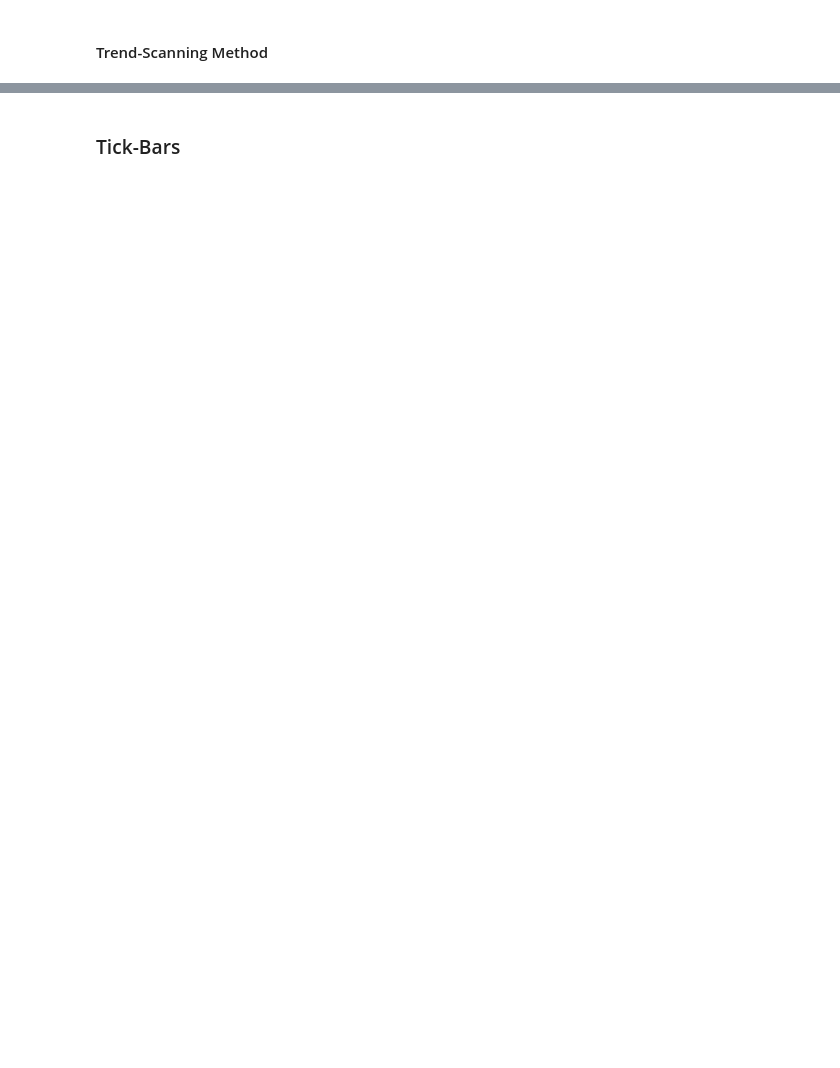
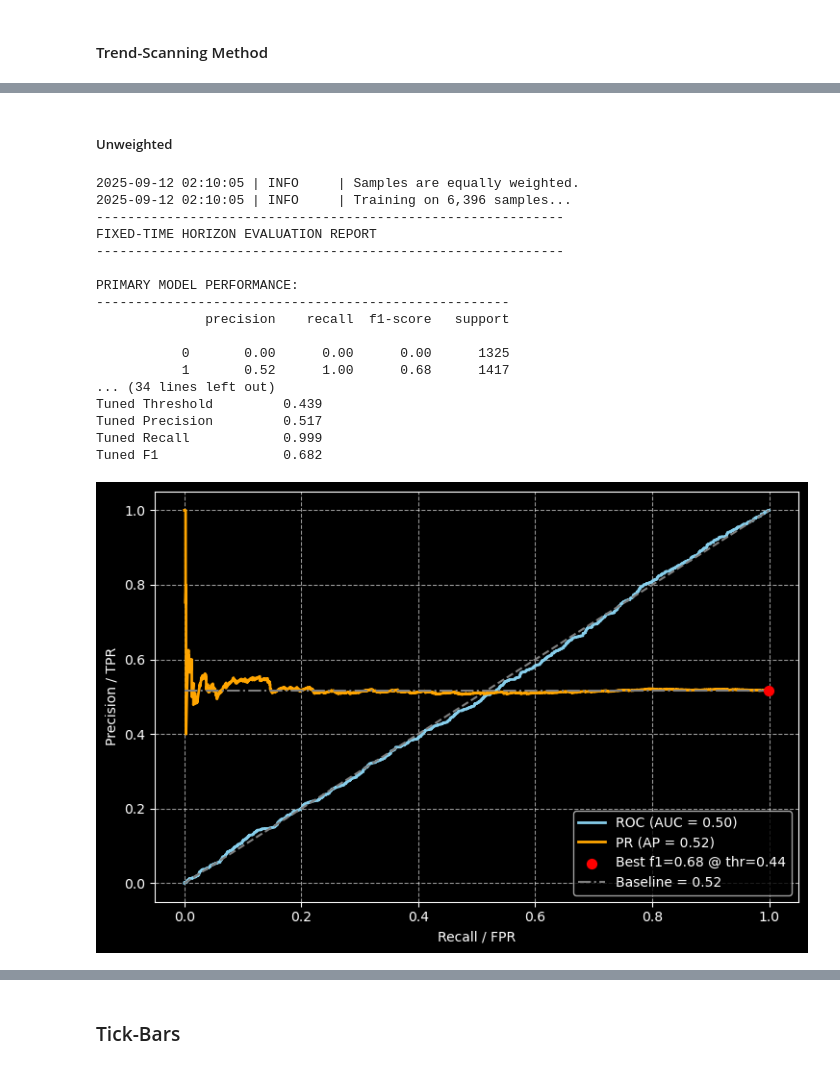
Before and after one commit to pnjoroge54/Machine-Learning-Blueprint, a Jupyter notebook: notebooks/Part_3-Labeling.ipynb, the cells around one changed output, grey strips where cells are left out. Cells and saved outputs as stored; diff of their text form; code cells hidden in the pictures; blank space fills up the shorter version.

```diff
--- a/notebooks/Part_3-Labeling.ipynb
+++ b/notebooks/Part_3-Labeling.ipynb
@@ -252,16 +245,8 @@ CUSUM filter threshold: 0.1425%, t_events: 9,708
 # %% [markdown]
 #### Feature Engineering
 # %%
-
-# No shifting b/c mean-reversion seems to benefit from contemporaneous information
-bb_feat = create_bollinger_features(bb_df, bb_lookback, bb_period, bb_std)
-
-trend_feat = get_bins_from_trend(bb_df.close, span=(5, bb_period), volatility_threshold=0.3, lookforward=False)
-trend_cols = ['window', 't_value', 'rsquared']
-bb_feat = bb_feat.join(trend_feat[trend_cols]).rename(columns={k: f"trend_{k}" for k in trend_cols})
-bb_feat = optimize_dtypes(bb_feat)
-bb_feat.info()
-
-bb_feat_time = bb_feat.copy()
-not_stationary = is_stationary(bb_feat_time.dropna())
+bb_feat = create_bollinger_features(bb_time_bars, bb_lookback, bb_period, bb_std)
+bb_feat_time = bb_feat.shift().dropna()
+bb_feat_time.info()
+# not_stationary = is_stationary(bb_feat_time)
 # %% [output]
@@ -292,18 +277,19 @@ bb_events_fh = triple_barrier_labels(
     pt_sl=[0,0],
     min_ret=0,
     vertical_barrier_times=vertical_barriers,
-    side_prediction=bb_side,
+    side_prediction=bb_side.loc[close.index],
     vertical_barrier_zero=True,
     verbose=False,
 )
 bb_events_fh = get_event_weights(bb_events_fh, close)
 bb_events_fh_time = bb_events_fh.copy()
-bb_events_fh.info()
+print(f"Fixed-Time Horizon (h={bb_time_horizon}):")
+value_counts_data(bb_events_fh.bin, verbose=True)
+
 
 ret = bb_events_fh.ret
 sr_bb_fh = ret.mean() / ret.std()
 
 av_uniqueness = bb_events_fh['tW'].mean()
-print(f"\nAverage Uniqueness: {av_uniqueness:.4f}")
-print(f"Sharpe Ratio: {sr_bb_fh:.4f}")
+print(f"Average Uniqueness: {av_uniqueness:.4f}")
 # %% [output]
@@ -426,0 +441,25 @@ Name: sharpe_ratio, dtype: float64
+# %% [markdown]
+##### Unweighted
+# %%
+model_bb_fh_time = train_meta_model(model=rf, features=bb_feat_time, labels=bb_events_fh_time)
+print(f"{dashes}\nFIXED-TIME HORIZON EVALUATION REPORT\n{dashes}")
+summary = meta_labelling_reports(model_bb_fh_time, plot=True)
+# %% [output]
+2025-09-12 02:10:05 | INFO     | Samples are equally weighted.
+2025-09-12 02:10:05 | INFO     | Training on 6,396 samples...
+------------------------------------------------------------
+FIXED-TIME HORIZON EVALUATION REPORT
+------------------------------------------------------------
+
+PRIMARY MODEL PERFORMANCE:
+-----------------------------------------------------
+              precision    recall  f1-score   support
+
+           0       0.00      0.00      0.00      1325
+           1       0.52      1.00      0.68      1417
+... (34 lines left out)
+Tuned Threshold         0.439
+Tuned Precision         0.517
+Tuned Recall            0.999
+Tuned F1                0.682
+[figure, added]
```
Also changed, not shown: parts of 140 cells of this notebook.
